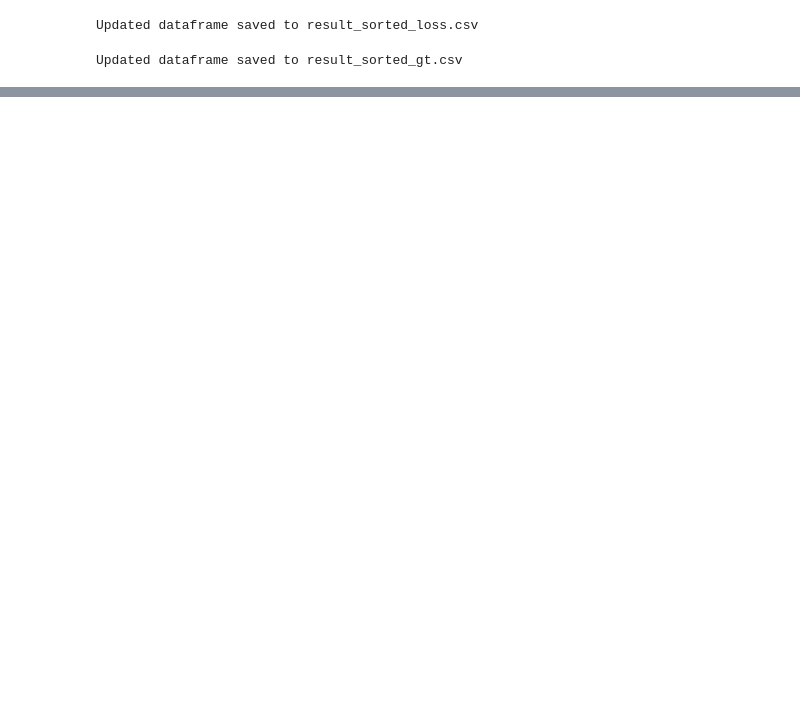
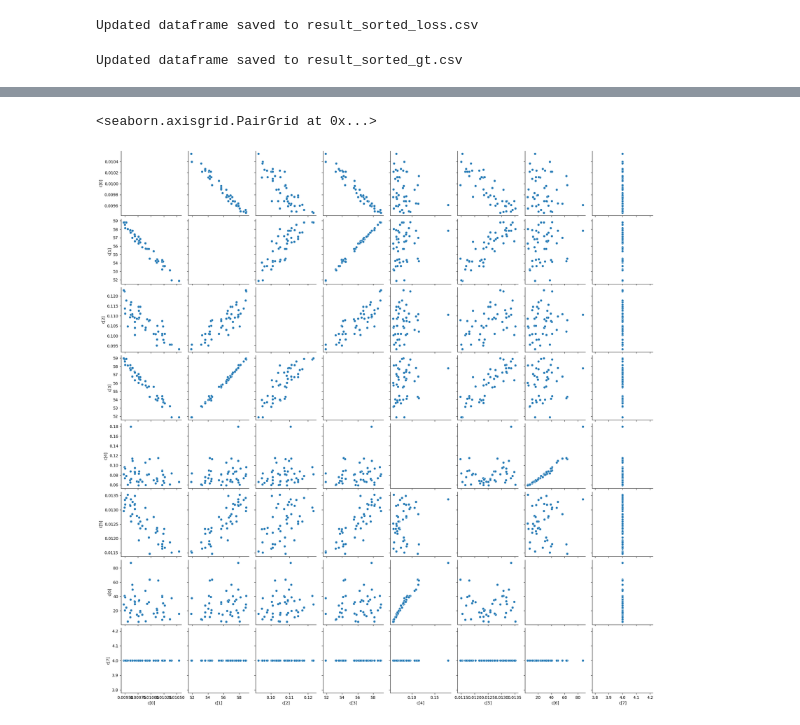
Before and after one commit to oritzhaki/HH_final_project, a Jupyter notebook: Production_Generated/ResultDataframe/produce_conclusions.ipynb, the cells around one changed output, grey strips where cells are left out. Saved outputs shown, nothing was run; the diff lists cells and outputs as text; code cells hidden in the pictures; blank space fills up the shorter version.

```diff
--- a/Production_Generated/ResultDataframe/produce_conclusions.ipynb
+++ b/Production_Generated/ResultDataframe/produce_conclusions.ipynb
@@ -251,0 +381,29 @@ bad_runs.to_csv('BadRuns.csv', index=False)
+# %%
+import pandas as pd
+import seaborn as sns
+
+def numpy_string_to_list(numpy_string):
+    numpy_string = numpy_string.strip('[]')  # remove brackets
+    string_list = numpy_string.split()  # split by spaces
+    return list(map(float, string_list))  # convert to floats and return as a list
+
+
+df = pd.read_csv('GoodRuns.csv')
+
+import ast
+
+# First, we need to convert string representations of lists into actual list objects
+df['BestSol1'] = df['BestSol1'].apply(numpy_string_to_list)
+
+# Now, we can split the 'BestSol1' column into separate columns for each parameter
+params = df['BestSol1'].apply(pd.Series)
+params.columns = [f'c[{i}]' for i in range(8)]
+
+# Now we compute the correlation matrix.
+corr = params.corr()
+
+# And finally, we create the pairplot.
+sns.pairplot(params, diag_kind='False')
+# %% [output]
+<seaborn.axisgrid.PairGrid at 0x...>
+[figure, added]
```
Also changed, not shown: parts of 13 cells of this notebook, 12 other files.
